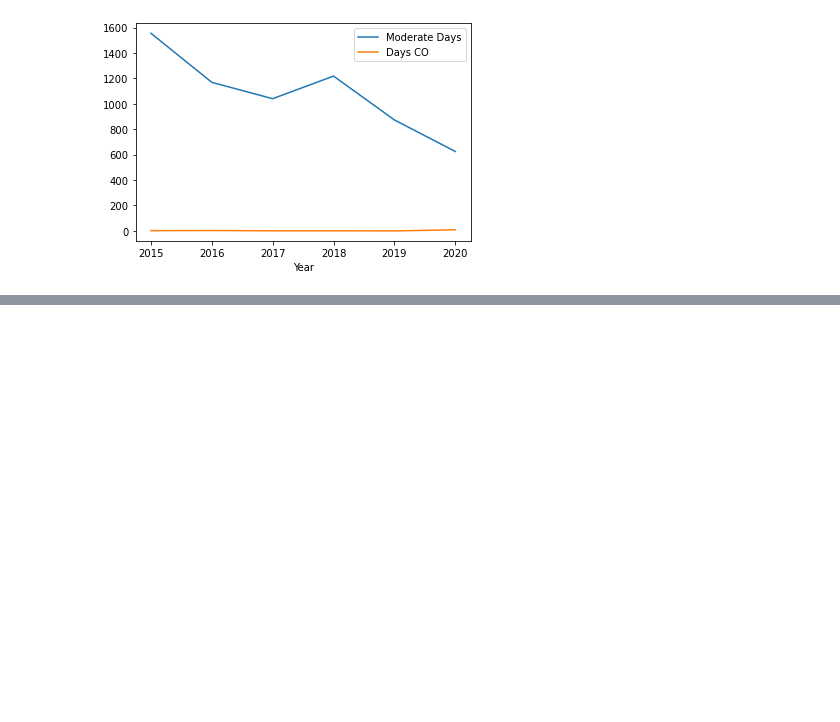
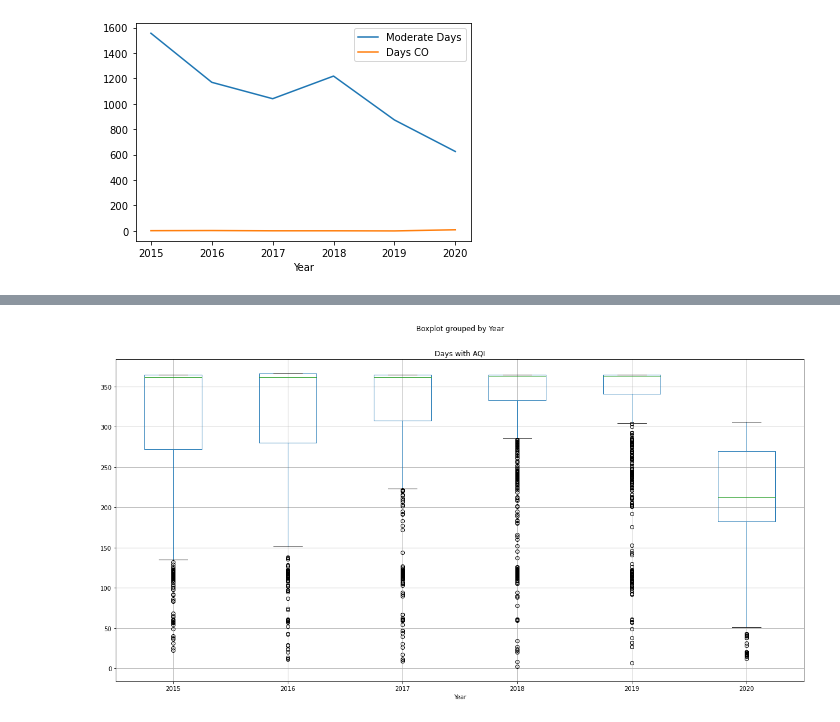
Before and after one commit to shaff183/project-1, a Jupyter notebook: main.ipynb, the cells around one changed output, grey strips where cells are left out. Saved outputs shown, nothing was run; the diff lists cells and outputs as text; code cells hidden in the pictures; blank space fills up the shorter version.

```diff
--- a/main.ipynb
+++ b/main.ipynb
@@ -495,0 +609,4 @@ plt.savefig("Images/New_York_Moderate_Days.png")
+# %%
+#Create new DF that has data organized by Year and Days with Ozone as the main pollutant
+AQIno_hyp_test_df = aqi_all_df[["Year","Days with AQI"]]
+AQIno_hyp_test_df.head()
@@ -495,0 +620,6 @@ plt.savefig("Images/New_York_Moderate_Days.png")
+# %%
+#Create a box plot to compare means
+AQIno_hyp_test_df.boxplot("Days with AQI", by="Year", figsize=(20,10))
+plt.savefig("Images/Boxplot_DayswAQI.png")
+# %% [output]
+[figure, added]
```
Also changed, not shown: parts of 29 cells of this notebook, 5 other files.
